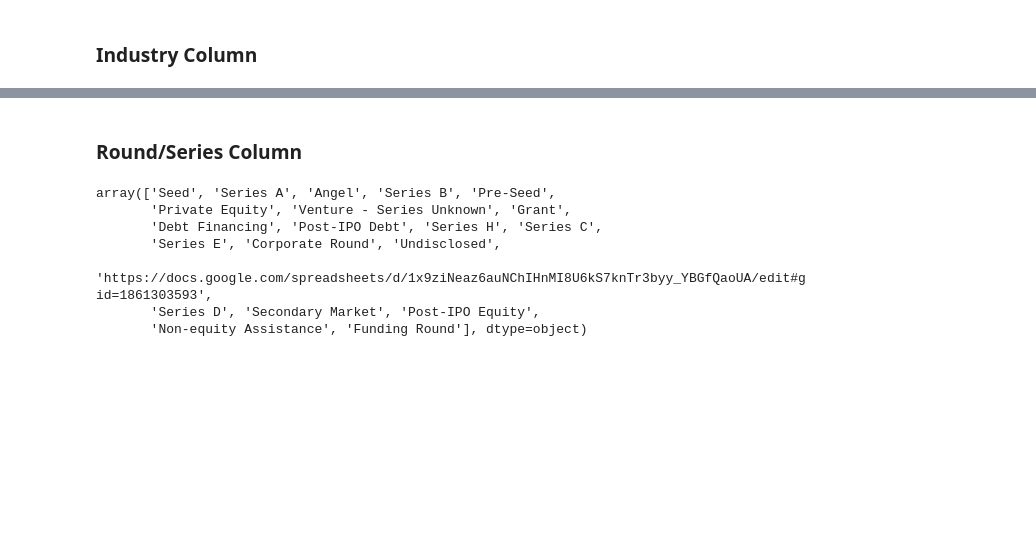
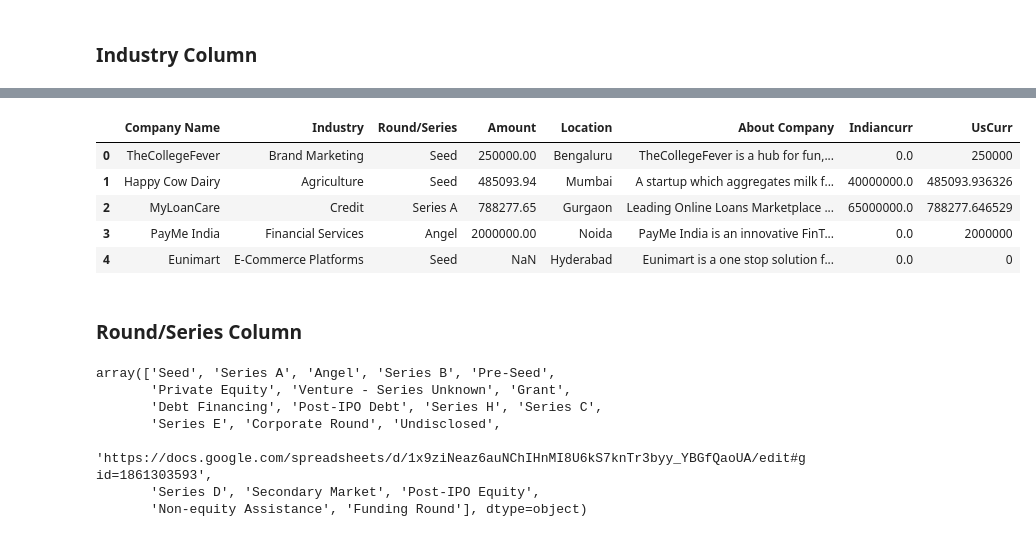
Before and after one commit to DzeBakuEso/stockholm_lp1_colla_project_sprint_1, a Jupyter notebook: Indian _Ecosystem_Analysis.ipynb, the cells around one changed output, grey strips where cells are left out. Saved outputs shown, nothing was run; the diff lists cells and outputs as text; code cells hidden in the pictures; blank space fills up the shorter version.

```diff
--- a/Indian _Ecosystem_Analysis.ipynb
+++ b/Indian _Ecosystem_Analysis.ipynb
@@ -416,6 +505,15 @@ Name: count, Length: 405, dtype: int64
 # %%
 # Replace '-' with NaN
 df['Industry'].replace('-', np.nan, inplace=True)
+# %%
+df.head()
+# %% [output]
+|  | Company Name | Industry | Round/Series | Amount | Location | About Company | Indiancurr | UsCurr |
+| 0 | TheCollegeFever | Brand Marketing | Seed | 250000.00 | Bengaluru | TheCollegeFever is a hub for fun,... | 0.0 | 250000 |
+| 1 | Happy Cow Dairy | Agriculture | Seed | 485093.94 | Mumbai | A startup which aggregates milk f... | 40000000.0 | 485093.936326 |
+| 2 | MyLoanCare | Credit | Series A | 788277.65 | Gurgaon | Leading Online Loans Marketplace ... | 65000000.0 | 788277.646529 |
+| 3 | PayMe India | Financial Services | Angel | 2000000.00 | Noida | PayMe India is an innovative FinT... | 0.0 | 2000000 |
+| 4 | Eunimart | E-Commerce Platforms | Seed | NaN | Hyderabad | Eunimart is a one stop solution f... | 0.0 | 0 |
 # %% [markdown]
 ### Round/Series Column
 # %%
```
Also changed, not shown: parts of 63 cells of this notebook, 2 other files.
